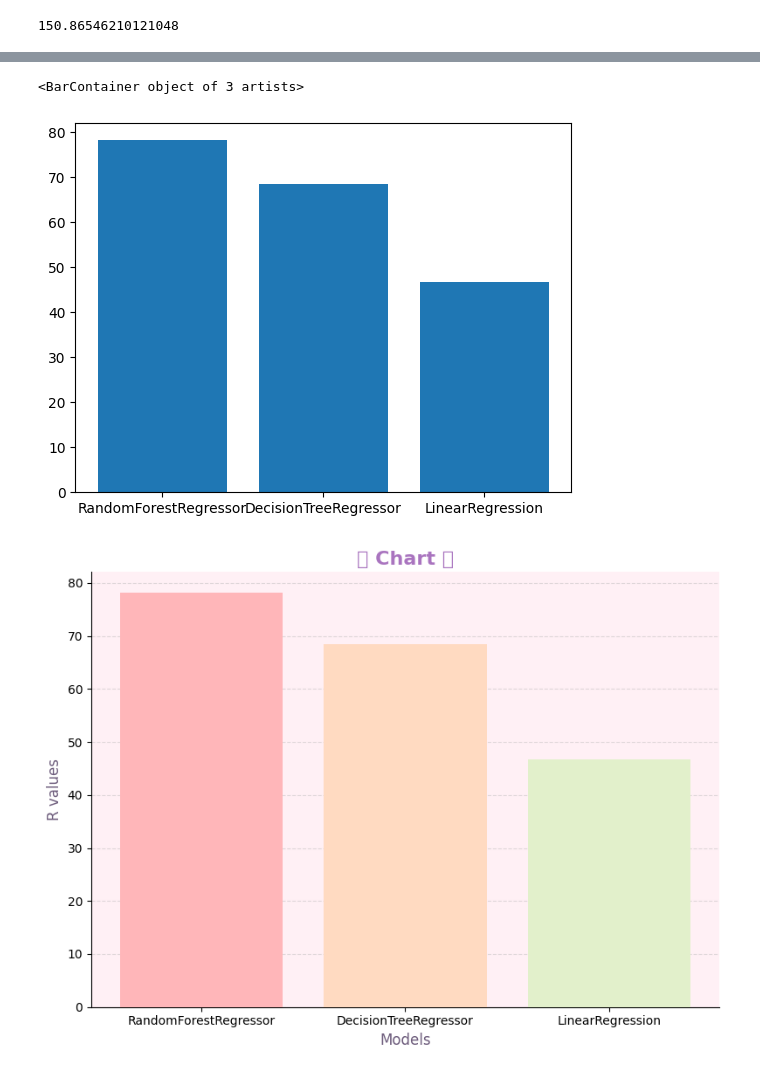
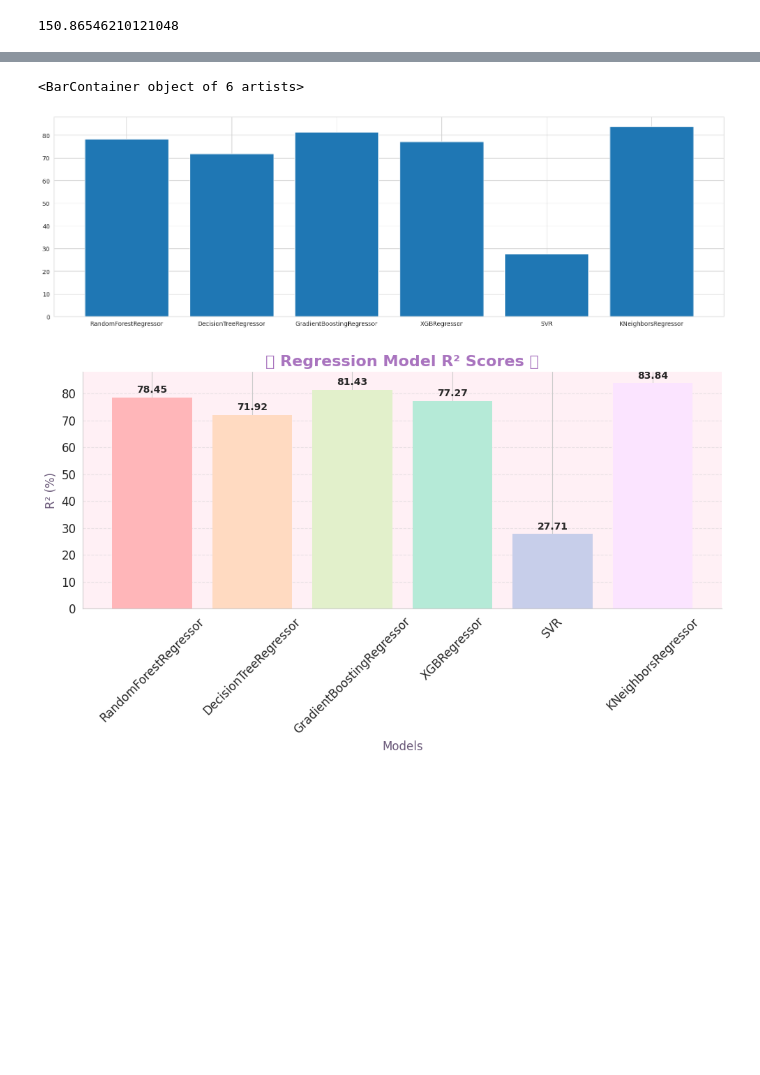
Before and after one commit to shoyon-at-git/EDGE_2202003, a Jupyter notebook: rainfall_predictor.ipynb, the cells around one changed output, grey strips where cells are left out. Cells and saved outputs as stored; diff of their text form; code cells hidden in the pictures; blank space fills up the shorter version.

```diff
--- a/rainfall_predictor.ipynb
+++ b/rainfall_predictor.ipynb
@@ -82,8 +83,3 @@ y = df['rain']
 # %%
 from sklearn.model_selection import train_test_split
 X_train, X_test, y_train, y_test = train_test_split(X, y, test_size=0.2, random_state=42)
-# %%
-from sklearn.linear_model import LinearRegression
-lr = LinearRegression()
-lr.fit(X_train,y_train)
-lr.score(X_test,y_test)
@@ -91,0 +86,12 @@ lr.score(X_test,y_test)
+# %%
+from sklearn.linear_model import LinearRegression
+from sklearn.metrics import mean_squared_error, r2_score
+
+lin_model = LinearRegression()
+lin_model.fit(X_train, y_train)
+
+y_pred_lin = lin_model.predict(X_test)
+
+print("Linear Regression Performance:")
+print("MSE:", mean_squared_error(y_test, y_pred_lin))
+print("R²:", r2_score(y_test, y_pred_lin))
@@ -99,14 +172,27 @@ print(error)
 # %%
 from sklearn.tree import DecisionTreeRegressor
-from sklearn.ensemble import RandomForestRegressor
-from sklearn.linear_model import LinearRegression
+from sklearn.ensemble import RandomForestRegressor, GradientBoostingRegressor
+from sklearn.svm import SVR
+from sklearn.neighbors import KNeighborsRegressor
+from xgboost import XGBRegressor
 
-models = [RandomForestRegressor(), DecisionTreeRegressor(), LinearRegression()]
+models = [
+    RandomForestRegressor(n_estimators=100, random_state=42),
+    DecisionTreeRegressor(random_state=42),
+    GradientBoostingRegressor(random_state=42),
+    XGBRegressor(n_estimators=100, random_state=42, verbosity=0),
+    SVR(),
+    KNeighborsRegressor(n_neighbors=5)
+]
 
 errors = {}
 
 for model in models:
-    model.fit(X_train,y_train)
+    model.fit(X_train, y_train)
     name = type(model).__name__
-    score = model.score(X_test,y_test)*100
-    errors[name] = score
+    r2_score_percent = model.score(X_test, y_test) * 100  # R² as percentage
+    errors[name] = r2_score_percent
+
+print("R² Scores of all models (%):")
+for name, score in errors.items():
+    print(f"{name}: {score:.2f}%")
@@ -119,42 +216,42 @@ errors
 # %%
 import matplotlib.pyplot as plt
-
+plt.figure(figsize=(20, 6))
 plt.bar(errors.keys(),errors.values())
 # %% [output]
-<BarContainer object of 3 artists>
+<BarContainer object of 6 artists>
-[figure, old version]
+[figure, new version]
 # %%
 import matplotlib.pyplot as plt
 
-# Sample data for demonstration (replace with your actual 'errors' dictionary)
+# Define a pastel color palette (repeat if there are more models than colors)
+cute_colors = ['#FFB6B9', '#FFDAC1', '#E2F0CB', '#B5EAD7', '#C7CEEA', '#FBE4FF']
 
-# Define a cute pastel color palette
-cute_colors = ['#FFB6B9', '#FFDAC1', '#E2F0CB', '#B5EAD7', '#C7CEEA']
+plt.figure(figsize=(10, 6))
 
 # Create the bar chart
-plt.figure(figsize=(8, 6))
-bars = plt.bar(errors.keys(), errors.values(), color=cute_colors[:len(errors)])
+bars = plt.bar(errors.keys(), errors.values(), color=cute_colors[:len(errors)], edgecolor='none')
 
-# Add rounded edges to bars
+# Add R² values on top of bars
 for bar in bars:
-    bar.set_linewidth(0)
-    bar.set_edgecolor('none')
-    bar.set_zorder(3)
+    height = bar.get_height()
+    plt.text(bar.get_x() + bar.get_width()/2, height + 1, f'{height:.2f}', ha='center', va='bottom', fontweight='bold')
 
-# Add labels and title with cute fonts
-plt.title('🐾 Chart 🐾', fontsize=16, fontweight='bold', color='#A974BF')
+# Labels and title with cute fonts
+plt.title('🐾 Regression Model R² Scores 🐾', fontsize=16, fontweight='bold', color='#A974BF')
 plt.xlabel('Models', fontsize=12, color='#6C5B7B')
-plt.ylabel('R values', fontsize=12, color='#6C5B7B')
+plt.ylabel('R² (%)', fontsize=12, color='#6C5B7B')
 
 # Set background color
 plt.gca().set_facecolor('#FFF0F5')  # Light lavender pink
 plt.grid(axis='y', linestyle='--', alpha=0.4)
 
-# Remove top and right border
+# Remove top and right borders for cleaner look
 plt.gca().spines['top'].set_visible(False)
 plt.gca().spines['right'].set_visible(False)
 
+plt.xticks(rotation=45, fontsize=12)
+plt.yticks(fontsize=12)
 plt.tight_layout()
 plt.show()
 # %% [output]
-[figure, old version]
+[figure, new version]
```
Also changed, not shown: parts of 9 cells of this notebook.
